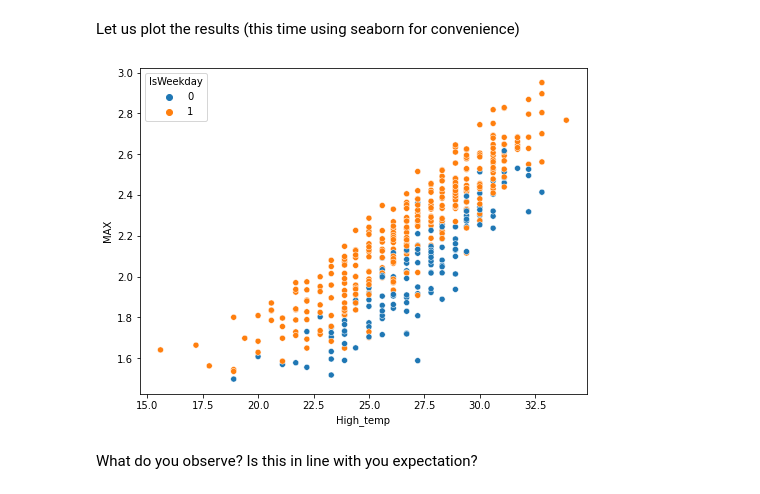
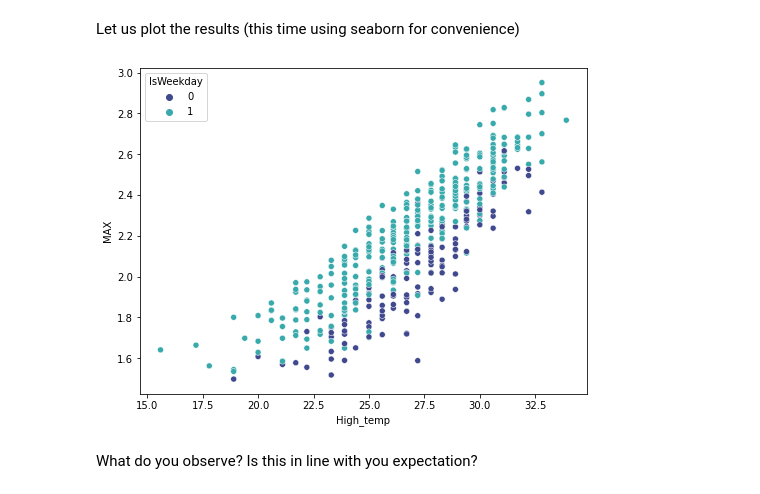
Before and after one commit to IS3UniCologne/DSML_2022, a Jupyter notebook: 03_Workshops/DSML_WS_08_PolyRegression/DSML_WS_08_PolyRegression.ipynb, the cells around one changed output. Saved outputs shown, nothing was run; the diff lists cells and outputs as text; code cells hidden in the pictures.

```diff
--- a/03_Workshops/DSML_WS_08_PolyRegression/DSML_WS_08_PolyRegression.ipynb
+++ b/03_Workshops/DSML_WS_08_PolyRegression/DSML_WS_08_PolyRegression.ipynb
@@ -140,11 +140,10 @@ Let us plot the results (this time using seaborn for convenience)
 # %%
 plt.figure(figsize = (8,6))
 
-sns.scatterplot(x=df_summer["High_temp"], y=df_summer["MAX"],
-                hue=df_summer["IsWeekday"])
+sns.scatterplot(x=df_summer["High_temp"], y=df_summer["MAX"],hue=df_summer["IsWeekday"], palette="mako")
 plt.show()
 # %% [output]
-[figure, old version]
+[figure, new version]
 # %% [markdown]
 What do you observe? Is this in line with you expectation?
 # %% [markdown]
```
Also changed, not shown: parts of 12 cells of this notebook.
